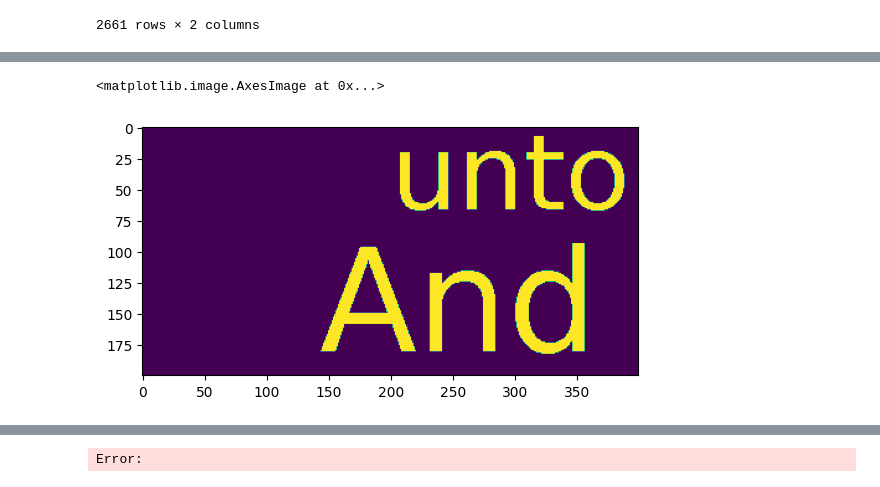
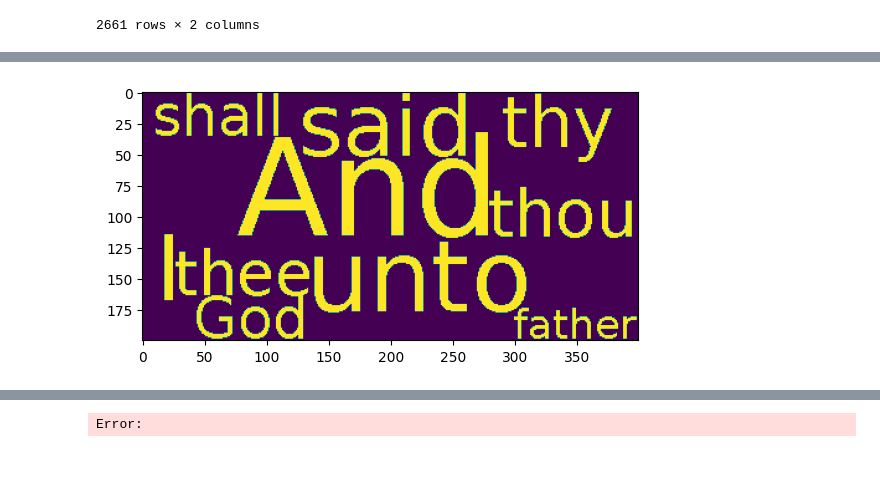
Before and after one commit to oakaigh/python-tagcloud, a Jupyter notebook: examples/nltk_corpus.ipynb, the cells around one changed output, grey strips where cells are left out. Drawn from its saved outputs; the diff is of its cells as text; code cells hidden in the pictures.

```diff
--- a/examples/nltk_corpus.ipynb
+++ b/examples/nltk_corpus.ipynb
@@ -46,18 +46,21 @@ from tagcloud.backends.backend_pil import CanvasPIL
 # %%
 wc = TagCloud(canvas_backend=CanvasPIL)
 # %%
-%%capture
+#%%capture
 
 # TODO normalize
 
-c = wc.draw(
-    frequency_table=DescendingFrequencyTable.from_dataframe(df_token_freqs_).head(20),
-    text_props=dict(
-        #size_max=200,
-        #rotation_range=(0, 0),
-        #rotation_step=90,
-        rotation_prob=.1
-    ),
-    canvas_props=dict(size=graphics.Dimension(200, 400))
-)
-_ = plt.imshow(c.data_bool)
+import cProfile
+with cProfile.Profile() as pr:
+    c, layout = wc.draw(
+        frequency_table=DescendingFrequencyTable.from_dataframe(df_token_freqs_),#.head(10),
+        text_props=dict(
+            #size_max=200,
+            #rotation_range=(0, 0),
+            #rotation_step=90,
+            rotation_prob=.1
+        ),
+        canvas_props=dict(size=graphics.Dimension(200, 400))
+    )
+
+    pr.print_stats(sort='time')
@@ -64,8 +85,7 @@ _ = plt.imshow(c.data_bool)
 # %%
-plt.imshow(c.data_bool)
+_ = plt.imshow(c.data_bool)
 # %% [output]
-<matplotlib.image.AxesImage at 0x...>
-[figure, old version]
+[figure, new version]
 # %%
 #%%capture
 
```
Also changed, not shown: parts of 4 cells of this notebook, 6 other files.
